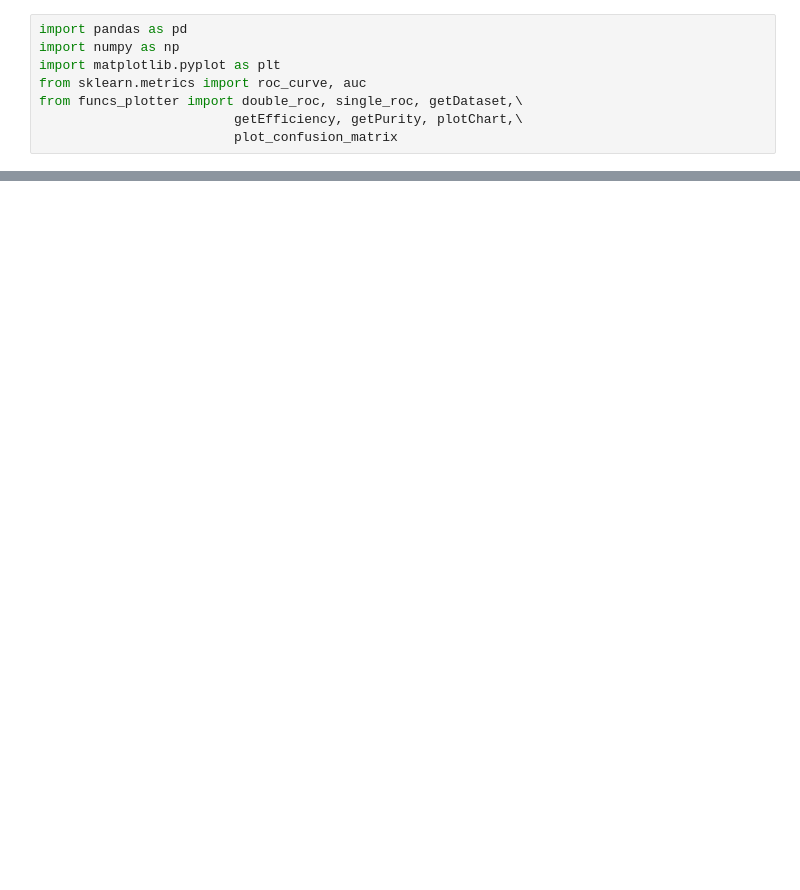
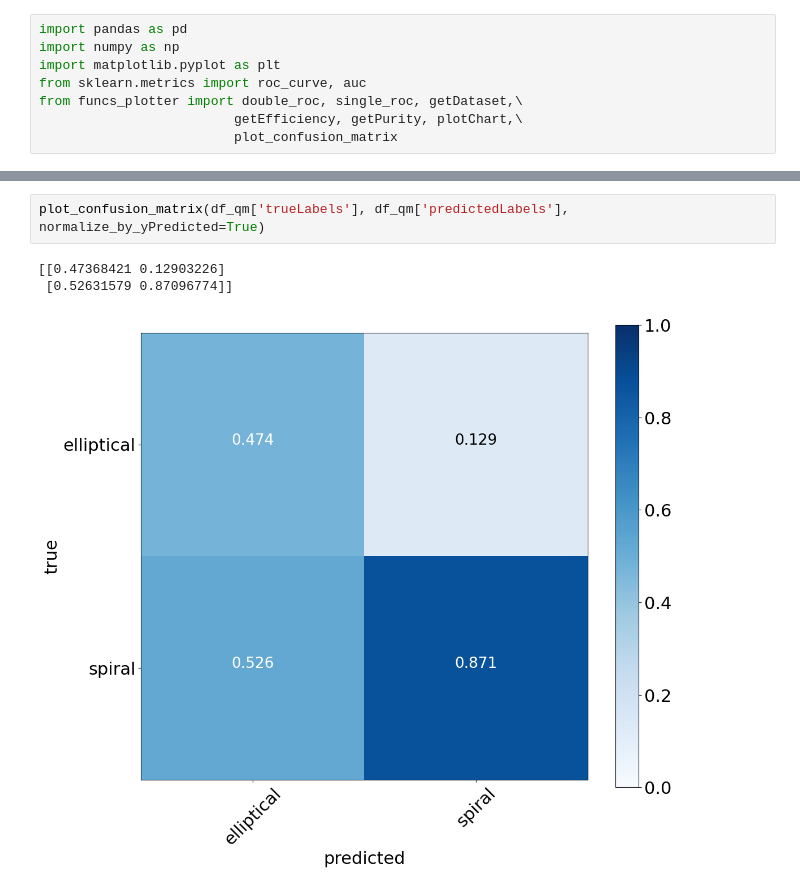
Before and after one commit to mhassans/galaxyMorphology, a Jupyter notebook: Plotting.ipynb, the cells around one changed output, grey strips where cells are left out. Drawn from its saved outputs; the diff is of its cells as text; blank space fills up the shorter version.

```diff
--- a/Plotting.ipynb
+++ b/Plotting.ipynb
@@ -46,0 +47,6 @@ plot_confusion_matrix(df1['trueLabels'], df1['predictedLabels'])
+# %%
+plot_confusion_matrix(df_qm['trueLabels'], df_qm['predictedLabels'], normalize_by_yPredicted=True)
+# %% [output]
+[[0.47368421 0.12903226]
+ [0.52631579 0.87096774]]
+[figure, added]
```
Also changed, not shown: parts of 9 cells of this notebook, 1 other file.
